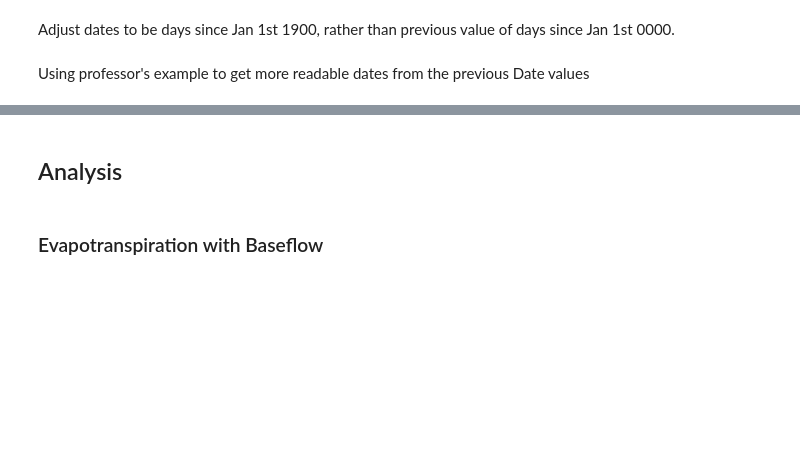
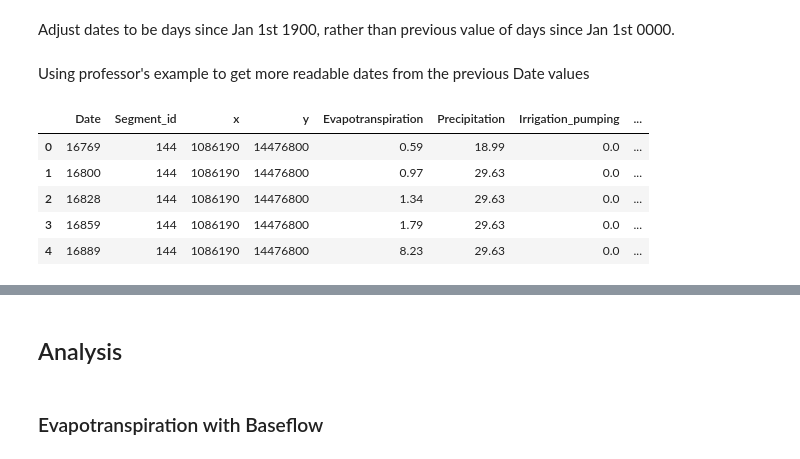
Before and after one commit to ewalburger/CS5830_Project6, a Jupyter notebook: project6.ipynb, the cells around one changed output, grey strips where cells are left out. Drawn from its saved outputs; the diff is of its cells as text; code cells hidden in the pictures; blank space fills up the shorter version.

```diff
--- a/project6.ipynb
+++ b/project6.ipynb
@@ -58,20 +58,27 @@ assert(date_before - date_after == DATE_ADJUSTMENT)
 Using professor's example to get more readable dates from the previous Date values
 # %%
 ORIGIN_DATE:Timestamp = Timestamp("1900-01-01")
-baseflow_data[FlowCol.READABLE_DATE] = to_datetime(
+baseflow_data[str(FlowCol.READABLE_DATE)] = to_datetime(
     baseflow_data[FlowCol.DATE].astype('int'),
     unit='D',
     origin=ORIGIN_DATE
 )
 
-baseflow_data[FlowCol.YEAR] = (
+baseflow_data[str(FlowCol.YEAR)] = (
     baseflow_data[FlowCol.READABLE_DATE].apply(lambda x:to_datetime(x).year)
 )
-baseflow_data[FlowCol.MONTH] = (
+baseflow_data[str(FlowCol.MONTH)] = (
     baseflow_data[FlowCol.READABLE_DATE].apply(lambda x:to_datetime(x).month)
 )
-baseflow_data[FlowCol.DAY] = (
+baseflow_data[str(FlowCol.DAY)] = (
     baseflow_data[FlowCol.READABLE_DATE].apply(lambda x:to_datetime(x).day)
 )
 
 display(baseflow_data.head())
+# %% [output]
+|  | Date | Segment_id | x | y | Evapotranspiration | Precipitation | Irrigation_pumping | ... |
+| 0 | 16769 | 144 | 1086190 | 14476800 | 0.59 | 18.99 | 0.0 | ... |
+| 1 | 16800 | 144 | 1086190 | 14476800 | 0.97 | 29.63 | 0.0 | ... |
+| 2 | 16828 | 144 | 1086190 | 14476800 | 1.34 | 29.63 | 0.0 | ... |
+| 3 | 16859 | 144 | 1086190 | 14476800 | 1.79 | 29.63 | 0.0 | ... |
+| 4 | 16889 | 144 | 1086190 | 14476800 | 8.23 | 29.63 | 0.0 | ... |
```
Also changed, not shown: parts of 10 cells of this notebook.
